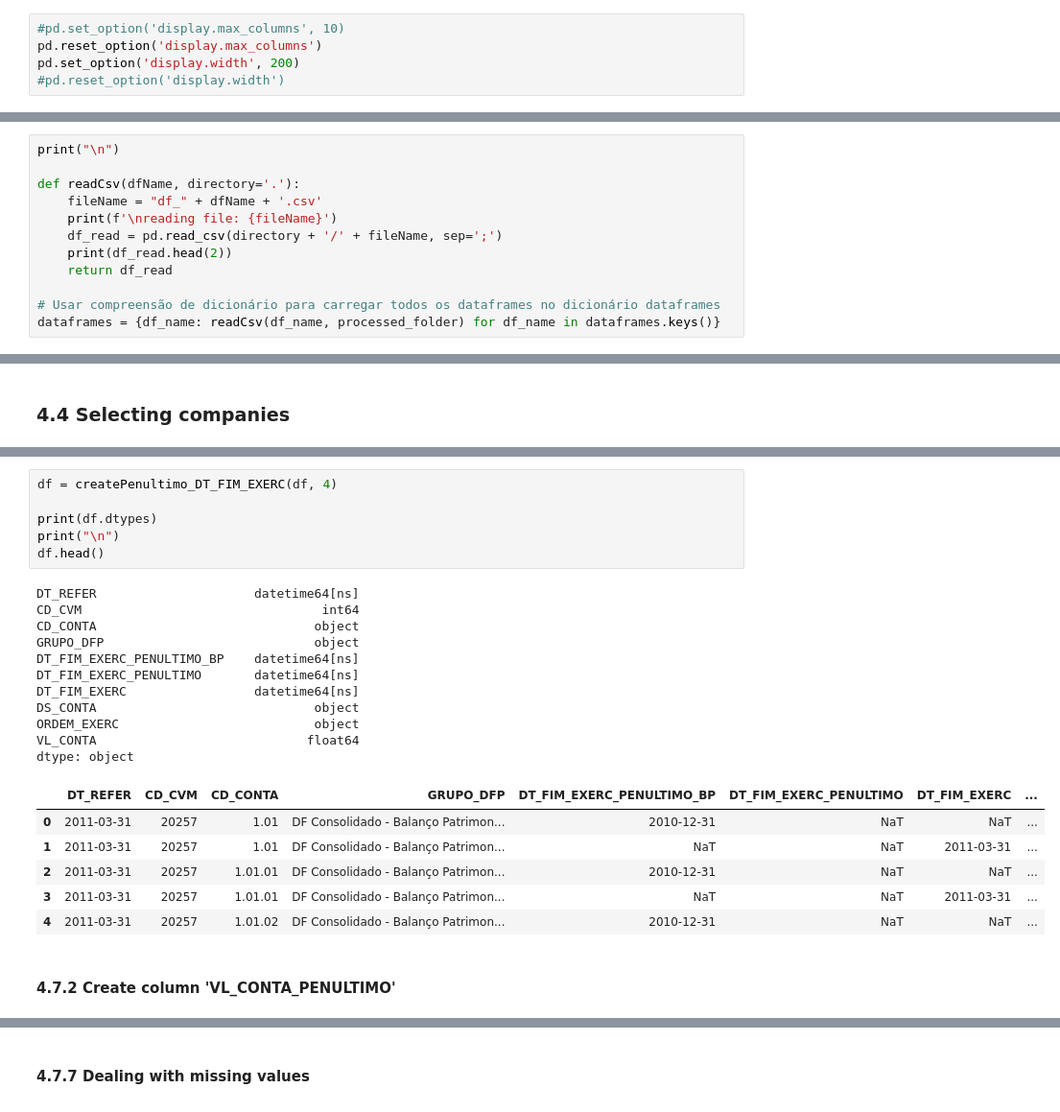
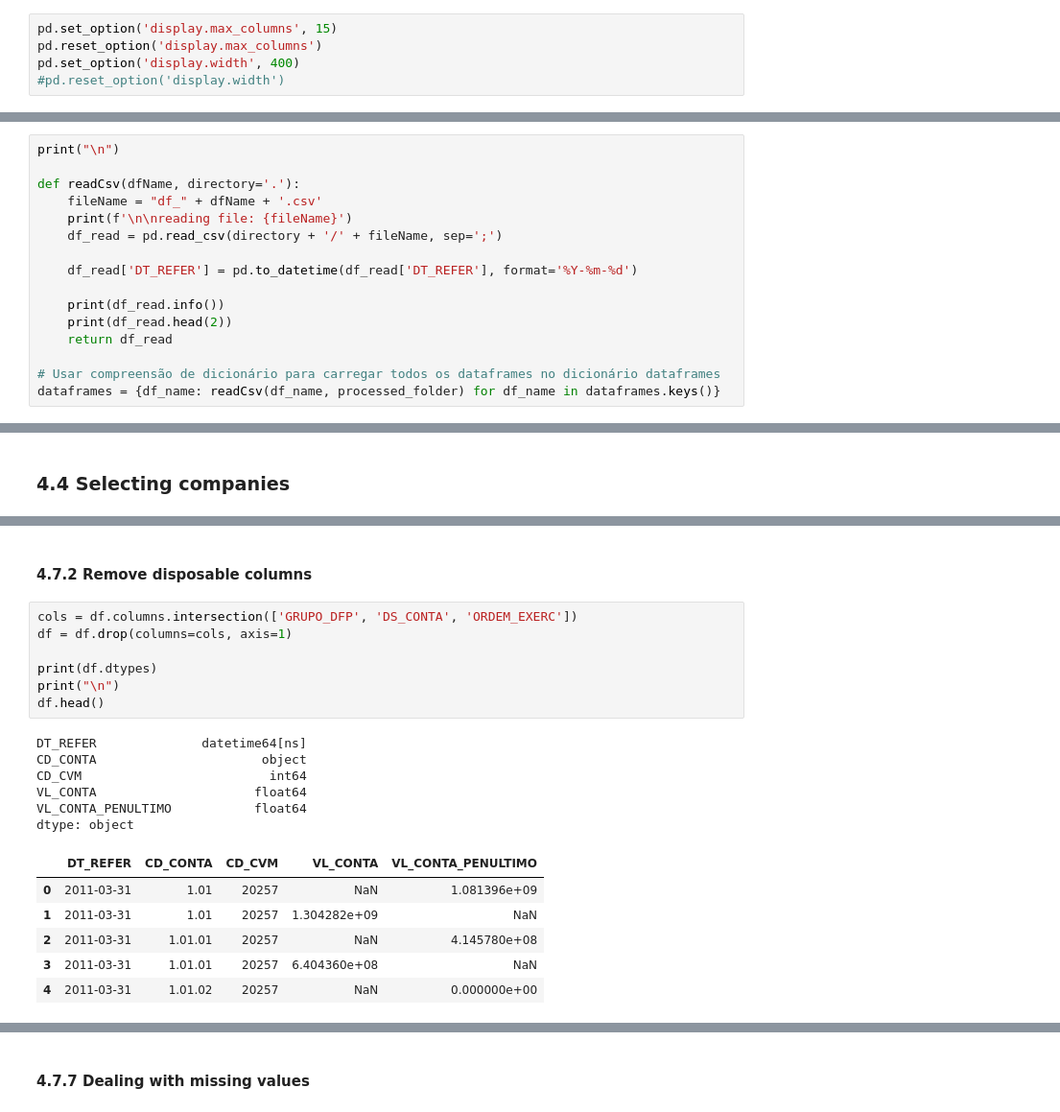
Before and after one commit to enok/flowpredict, a Jupyter notebook: flowpredict.ipynb, the cells around one changed output, grey strips where cells are left out. Shown at 96% size. Drawn from its saved outputs; the diff is of its cells as text.

```diff
--- a/flowpredict.ipynb
+++ b/flowpredict.ipynb
@@ -164,9 +165,9 @@ from bs4 import BeautifulSoup
 # %% [markdown]
 ### 1.6 Setting Display
 # %%
-#pd.set_option('display.max_columns', 10)
+pd.set_option('display.max_columns', 15)
 pd.reset_option('display.max_columns')
-pd.set_option('display.width', 200)
+pd.set_option('display.width', 400)
 #pd.reset_option('display.width')
 # %% [markdown]
 ### 1.7 Downloading balance sheets files
@@ -389,8 +448,12 @@ print("\n")
 
 def readCsv(dfName, directory='.'):
     fileName = "df_" + dfName + '.csv'
-    print(f'\nreading file: {fileName}')
+    print(f'\n\nreading file: {fileName}')
     df_read = pd.read_csv(directory + '/' + fileName, sep=';')
+
+    df_read['DT_REFER'] = pd.to_datetime(df_read['DT_REFER'], format='%Y-%m-%d')
+
+    print(df_read.info())
     print(df_read.head(2))
     return df_read
 
@@ -814,26 +877,22 @@ def createPenultimo_VL_CONTA(df, position):
+# %% [markdown]
+#### 4.7.2 Remove disposable columns
 # %%
-df = createPenultimo_DT_FIM_EXERC(df, 4)
+cols = df.columns.intersection(['GRUPO_DFP', 'DS_CONTA', 'ORDEM_EXERC'])
+df = df.drop(columns=cols, axis=1)
 
 print(df.dtypes)
 print("\n")
 df.head()
 # %% [output]
-DT_REFER                     datetime64[ns]
-CD_CVM                                int64
-CD_CONTA                             object
-GRUPO_DFP                            object
-DT_FIM_EXERC_PENULTIMO_BP    datetime64[ns]
-DT_FIM_EXERC_PENULTIMO       datetime64[ns]
-DT_FIM_EXERC                 datetime64[ns]
-DS_CONTA                             object
-ORDEM_EXERC                          object
-VL_CONTA                            float64
+DT_REFER              datetime64[ns]
+CD_CONTA                      object
+CD_CVM                         int64
+VL_CONTA                     float64
+VL_CONTA_PENULTIMO           float64
 dtype: object
-|  | DT_REFER | CD_CVM | CD_CONTA | GRUPO_DFP | DT_FIM_EXERC_PENULTIMO_BP | DT_FIM_EXERC_PENULTIMO | DT_FIM_EXERC | ... |
-| 0 | 2011-03-31 | 20257 | 1.01 | DF Consolidado - Balanço Patrimon... | 2010-12-31 | NaT | NaT | ... |
-| 1 | 2011-03-31 | 20257 | 1.01 | DF Consolidado - Balanço Patrimon... | NaT | NaT | 2011-03-31 | ... |
-| 2 | 2011-03-31 | 20257 | 1.01.01 | DF Consolidado - Balanço Patrimon... | 2010-12-31 | NaT | NaT | ... |
-| 3 | 2011-03-31 | 20257 | 1.01.01 | DF Consolidado - Balanço Patrimon... | NaT | NaT | 2011-03-31 | ... |
-| 4 | 2011-03-31 | 20257 | 1.01.02 | DF Consolidado - Balanço Patrimon... | 2010-12-31 | NaT | NaT | ... |
+|  | DT_REFER | CD_CONTA | CD_CVM | VL_CONTA | VL_CONTA_PENULTIMO |
+| 0 | 2011-03-31 | 1.01 | 20257 | NaN | 1.081396e+09 |
+| 1 | 2011-03-31 | 1.01 | 20257 | 1.304282e+09 | NaN |
+| 2 | 2011-03-31 | 1.01.01 | 20257 | NaN | 4.145780e+08 |
+| 3 | 2011-03-31 | 1.01.01 | 20257 | 6.404360e+08 | NaN |
+| 4 | 2011-03-31 | 1.01.02 | 20257 | NaN | 0.000000e+00 |
-# %% [markdown]
-#### 4.7.2 Create column 'VL_CONTA_PENULTIMO'
```
Also changed, not shown: parts of 47 cells of this notebook, 5 other files.
